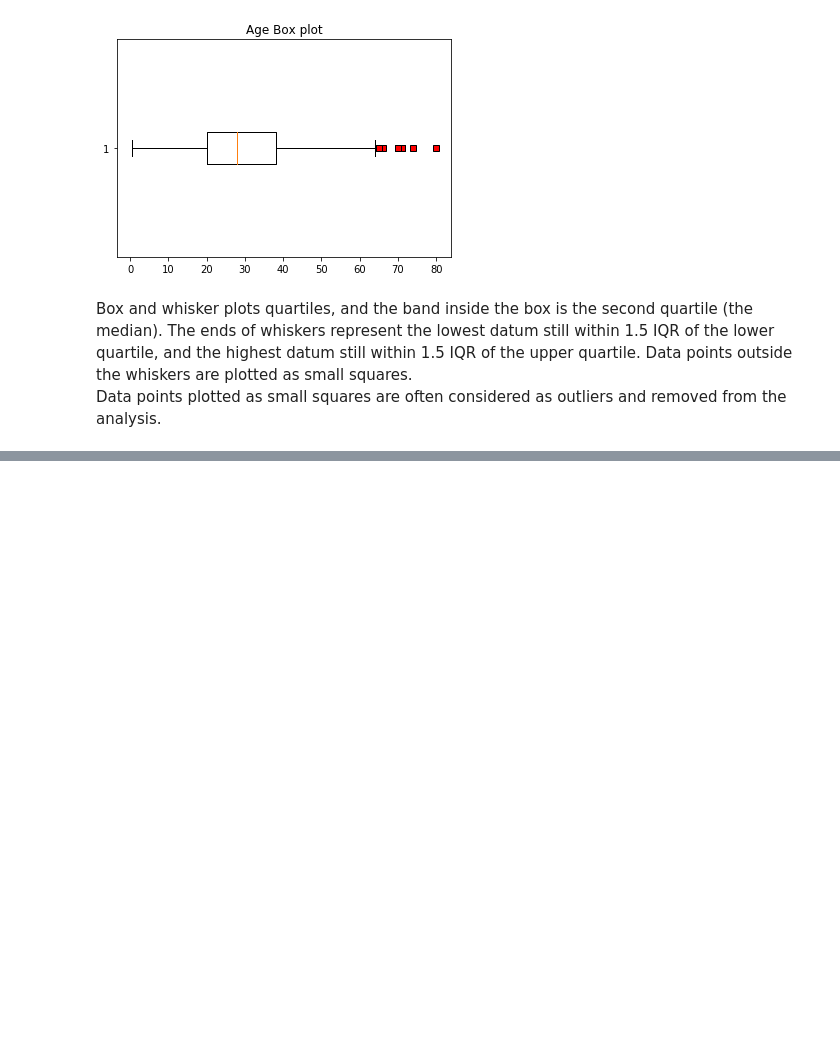
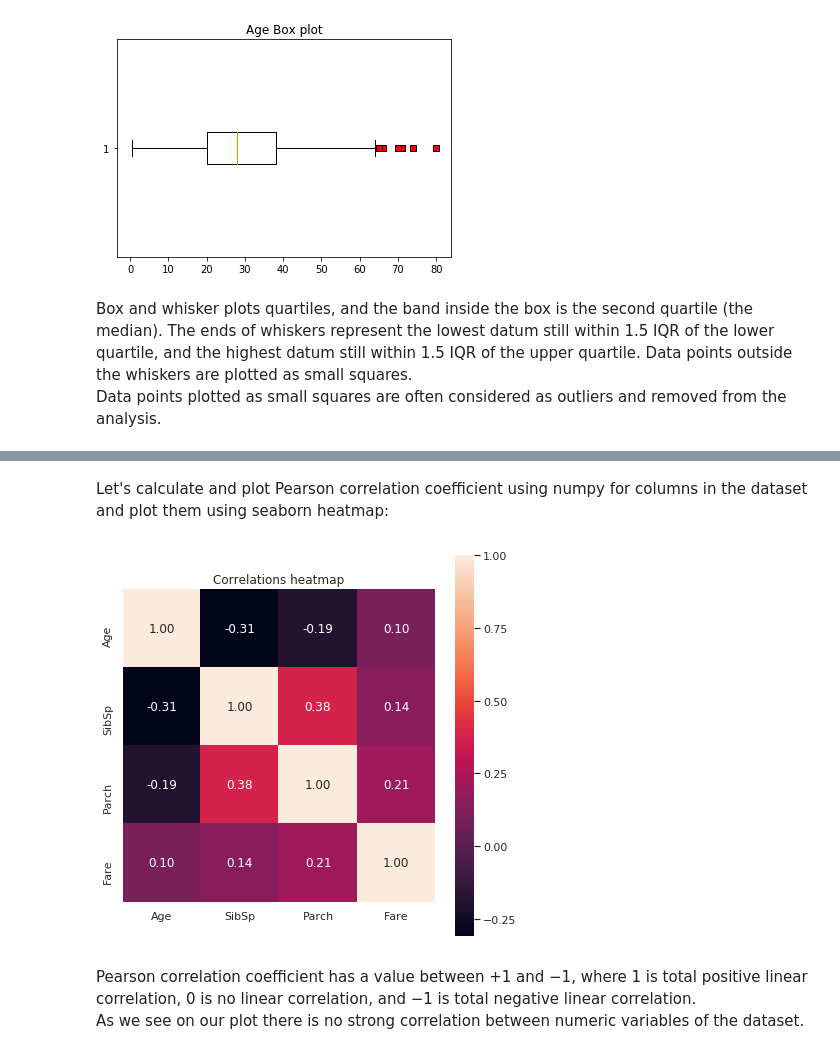
Before and after one commit to Lexie88rus/statistical-concepts-using-titanic-dataset, a Jupyter notebook: Examples of Basic Statistics Concepts using Titanic Dataset.ipynb, the cells around one changed output, grey strips where cells are left out. Cells and saved outputs as stored; diff of their text form; code cells hidden in the pictures; blank space fills up the shorter version.

Commit message:
Added correlation section

```diff
--- a/Examples of Basic Statistics Concepts using Titanic Dataset.ipynb
+++ b/Examples of Basic Statistics Concepts using Titanic Dataset.ipynb
@@ -239,0 +267,17 @@ Box and whisker plots quartiles, and the band inside the box is the second quart
+# %% [markdown]
+Let's calculate and plot Pearson correlation coefficient using numpy for columns in the dataset and plot them using seaborn heatmap:
+# %%
+#Numerical columns to find out correlation
+cols = ['Age', 'SibSp', 'Parch', 'Fare']
+
+#Find out correlation between columns using numpy and plot
+corrs = np.corrcoef(df_1[cols].values.T)
+sns.set(font_scale=1)
+sns.set(rc={'figure.figsize':(7,7)})
+hm=sns.heatmap(corrs, cbar = True, annot=True, square = True, fmt = '.2f',
+              yticklabels = cols, xticklabels = cols).set_title('Correlations heatmap')
+# %% [output]
+[figure, added]
+# %% [markdown]
+Pearson correlation coefficient has a value between +1 and −1, where 1 is total positive linear correlation, 0 is no linear correlation, and −1 is total negative linear correlation.
+<br> As we see on our plot there is no strong correlation between numeric variables of the dataset.
```
Also changed, not shown: parts of 8 cells of this notebook.
